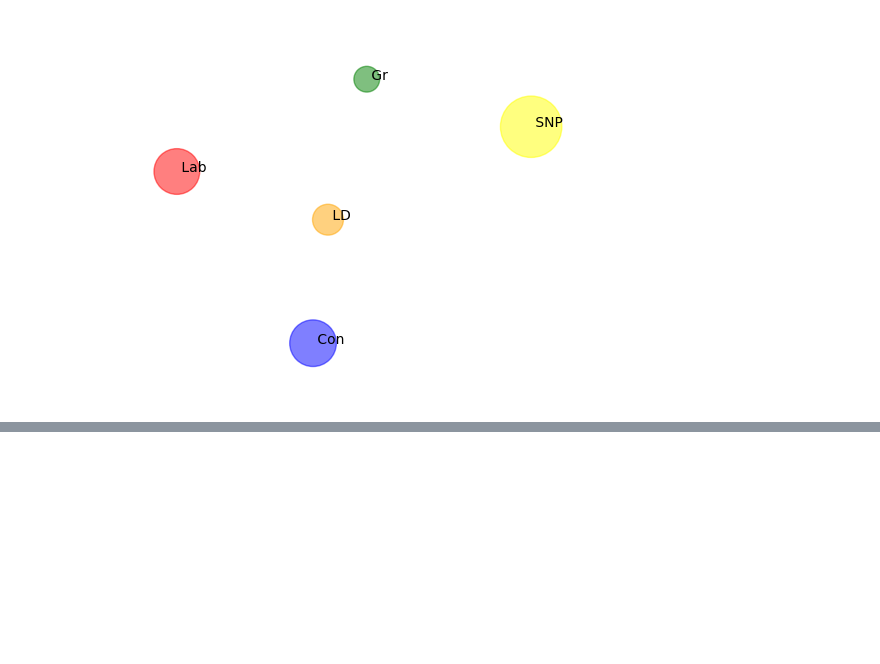
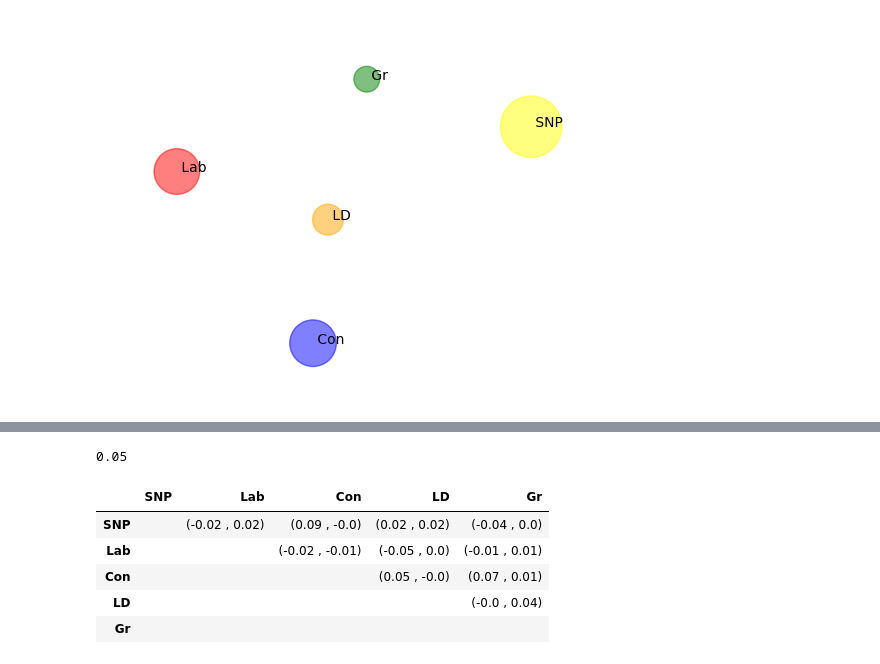
Before and after one commit to mggg/ballot-clustering, a Jupyter notebook: MDS_plots.ipynb, the cells around one changed output, grey strips where cells are left out. Cells and saved outputs as stored; diff of their text form; code cells hidden in the pictures; blank space fills up the shorter version.

```diff
--- a/MDS_plots.ipynb
+++ b/MDS_plots.ipynb
@@ -227,0 +209,23 @@ plots/Parties_mean_borda_trial2.jpg
+# %%
+i,j = 2,3
+round(N_17.iloc[i,j]-N_12.iloc[i,j],2)
+# %% [output]
+0.05
+# %%
+Decade = pd.DataFrame(np.zeros([len(top_parties),len(top_parties)]), index = top_parties, columns=top_parties)
+for i in range(len(Decade)):
+    for j in range(len(Decade)):
+            if i>=j:
+                Decade.iloc[i,j] = ' '
+            else:
+                 d = f"({round(N_17.iloc[i,j]-N_12.iloc[i,j],2)} , {round(N_22.iloc[i,j]-N_17.iloc[i,j],2)})"
+                 Decade.iloc[i,j] = d
+# %%
+Decade
+# %% [output]
+|  | SNP | Lab | Con | LD | Gr |
+| SNP |  | (-0.02 , 0.02) | (0.09 , -0.0) | (0.02 , 0.02) | (-0.04 , 0.0) |
+| Lab |  |  | (-0.02 , -0.01) | (-0.05 , 0.0) | (-0.01 , 0.01) |
+| Con |  |  |  | (0.05 , -0.0) | (0.07 , 0.01) |
+| LD |  |  |  |  | (-0.0 , 0.04) |
+| Gr |  |  |  |  |  |
```
Also changed, not shown: parts of 9 cells of this notebook, 1 other file.
